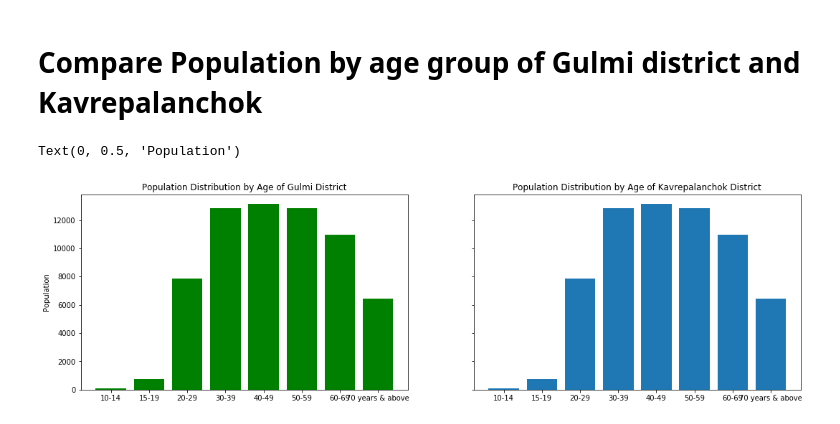
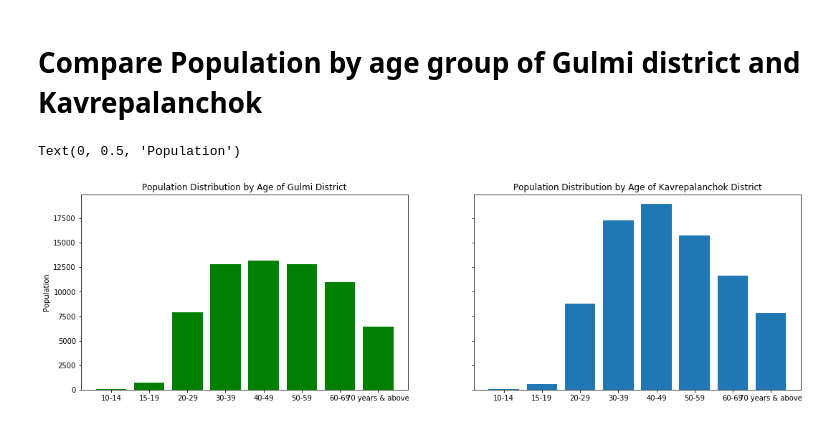
Before and after one commit to Bishalsarang/Playing-with-Data, a Jupyter notebook: Nepal Population(2011-12 by age)/Playing_with_Population_Data(2068_69).ipynb, the cells around one changed output. Saved outputs shown, nothing was run; the diff lists cells and outputs as text; code cells hidden in the pictures.

```diff
--- a/Nepal Population(2011-12 by age)/Playing_with_Population_Data(2068_69).ipynb
+++ b/Nepal Population(2011-12 by age)/Playing_with_Population_Data(2068_69).ipynb
@@ -301,20 +301,20 @@ Text(0.5, 1.0, 'Population Distribution by Age')
 # %%
 df_gulmi = df[df["District"] == "Gulmi"]
 df_kavrepalanchok = df[df["District"] == "Kavrepalanchok"]
 
 fig, axes = plt.subplots(1, 2, sharey= True,figsize = (18, 5))
 df_gulmi= df_gulmi.groupby(by = "Age-group").agg({"Value" : "sum"})
 
 df_gulmi["Age-group"] = df["Age-group"].unique()
 
 axes[0].bar(df_gulmi["Age-group"], df_gulmi["Value"], color = "green")
 axes[0].set_title("Population Distribution by Age of Gulmi District")
+
 df_kavrepalanchok= df_kavrepalanchok.groupby(by = "Age-group").agg({"Value" : "sum"})
-
 df_kavrepalanchok["Age-group"] = df["Age-group"].unique()
-axes[1].bar(df_gulmi["Age-group"], df_gulmi["Value"])
+axes[1].bar(df_kavrepalanchok["Age-group"], df_kavrepalanchok["Value"])
 axes[1].set_title("Population Distribution by Age of Kavrepalanchok District")
 axes[0].set_ylabel("Population")
 # %% [output]
 Text(0, 0.5, 'Population')
-[figure, old version]
+[figure, new version]
```
